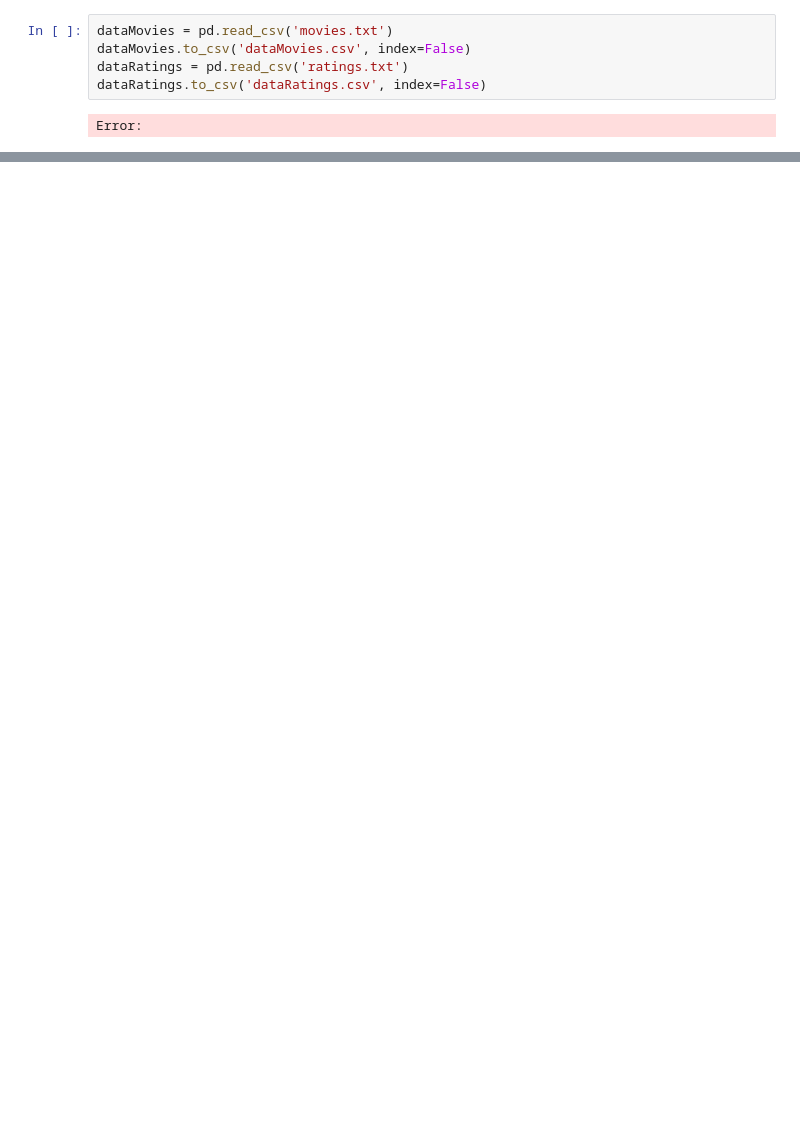
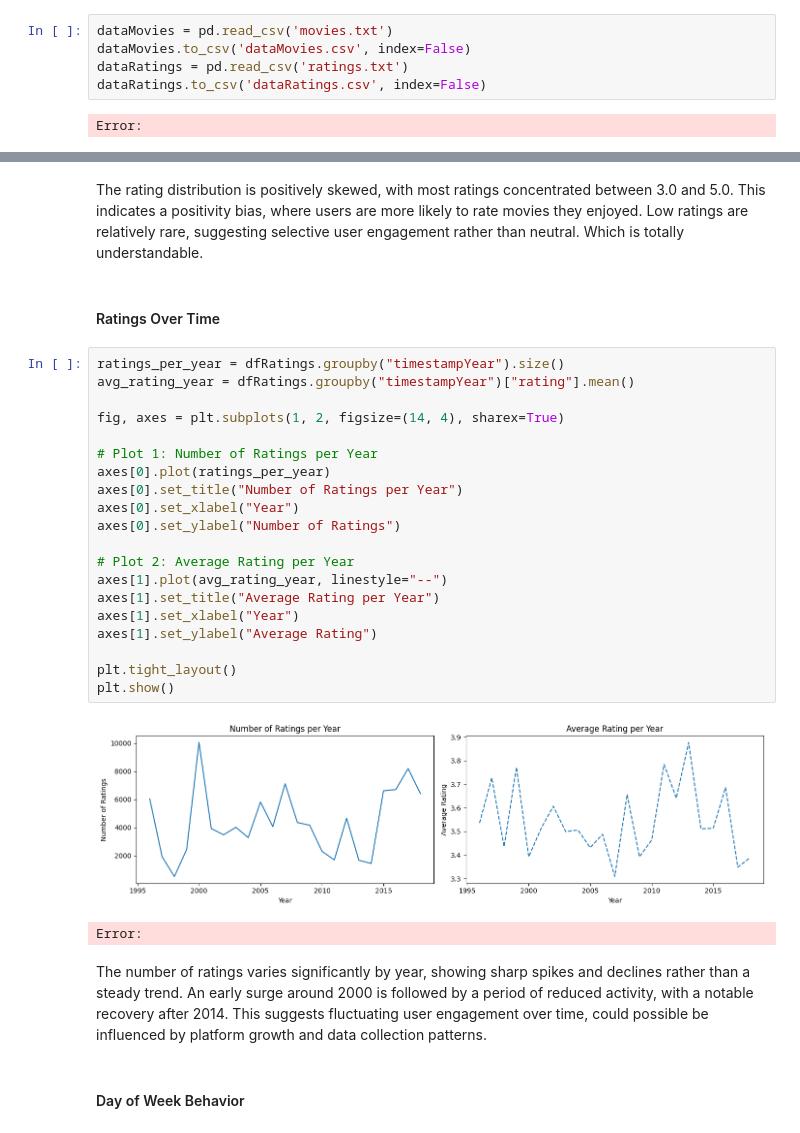
Before and after one commit to jishdewanjee/CapStone, a Jupyter notebook: CapStone8/MovieRecommendations.ipynb, the cells around one changed output, grey strips where cells are left out. Cells and saved outputs as stored; diff of their text form; blank space fills up the shorter version.

```diff
--- a/CapStone8/MovieRecommendations.ipynb
+++ b/CapStone8/MovieRecommendations.ipynb
@@ -41,0 +165,31 @@ Error:
+# %% [markdown]
+The rating distribution is positively skewed, with most ratings concentrated between 3.0 and 5.0. This indicates a positivity bias, where users are more likely to rate movies they enjoyed. Low ratings are relatively rare, suggesting selective user engagement rather than neutral. Which is totally understandable.
+# %% [markdown]
+#### Ratings Over Time
+# %%
+ratings_per_year = dfRatings.groupby("timestampYear").size()
+avg_rating_year = dfRatings.groupby("timestampYear")["rating"].mean()
+
+fig, axes = plt.subplots(1, 2, figsize=(14, 4), sharex=True)
+
+# Plot 1: Number of Ratings per Year
+axes[0].plot(ratings_per_year)
+axes[0].set_title("Number of Ratings per Year")
+axes[0].set_xlabel("Year")
+axes[0].set_ylabel("Number of Ratings")
+
+# Plot 2: Average Rating per Year
+axes[1].plot(avg_rating_year, linestyle="--")
+axes[1].set_title("Average Rating per Year")
+axes[1].set_xlabel("Year")
+axes[1].set_ylabel("Average Rating")
+
+plt.tight_layout()
+plt.show()
+# %% [output]
+[figure, added]
+Error:
+# %% [markdown]
+The number of ratings varies significantly by year, showing sharp spikes and declines rather than a steady trend. An early surge around 2000 is followed by a period of reduced activity, with a notable recovery after 2014. This suggests fluctuating user engagement over time, could possible be influenced by platform growth and data collection patterns.
+# %% [markdown]
+#### Day of Week Behavior
```
Also changed, not shown: parts of 29 cells of this notebook.
